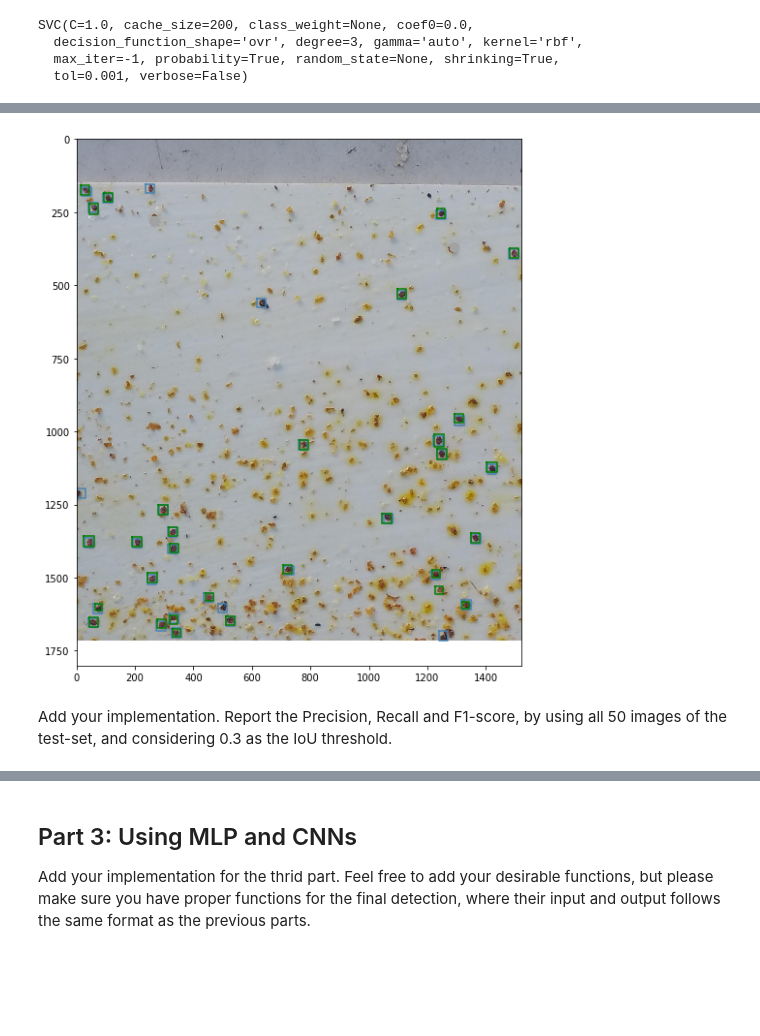
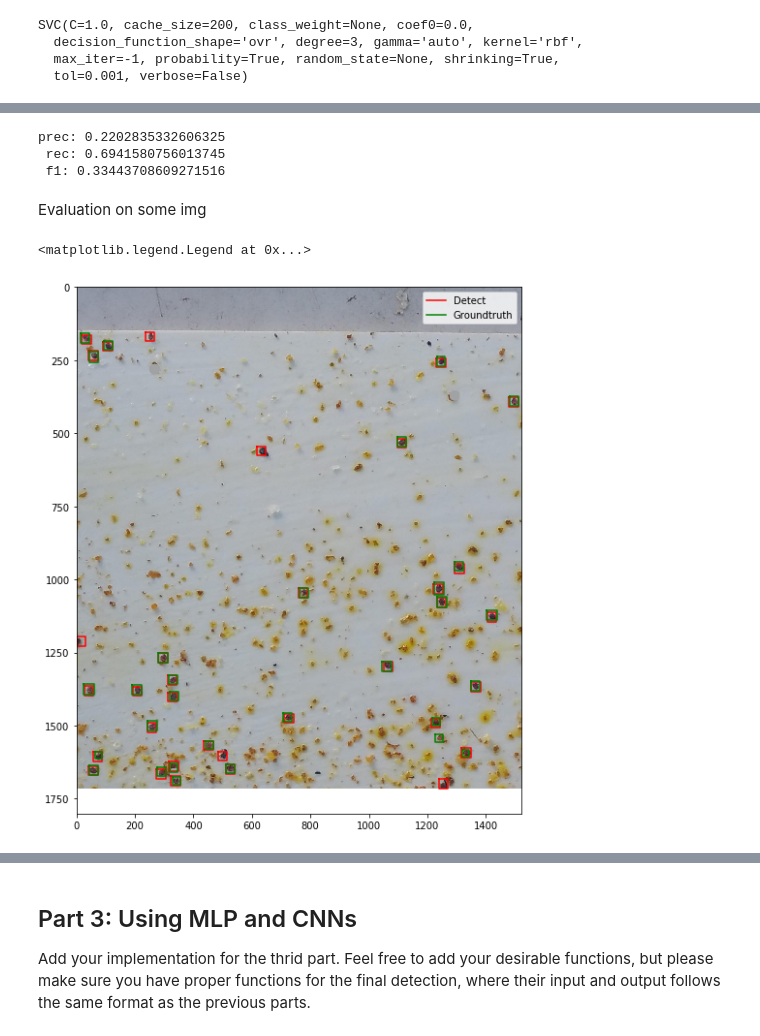
Before and after one commit to lchenbb/Image-Analysis-and-Pattern-Recognition, a Jupyter notebook: project/special_project.ipynb, the cells around one changed output, grey strips where cells are left out. Drawn from its saved outputs; the diff is of its cells as text; code cells hidden in the pictures; blank space fills up the shorter version.

```diff
--- a/project/special_project.ipynb
+++ b/project/special_project.ipynb
@@ -1347,6 +1004,10 @@ y_updated = np.asarray(list(labels) + [0] * len(results))
 # %%
 np.save('x_iterated_train', x_updated)
 np.save('y_iterated_train', y_updated)
+# %%
+x_updated = np.load('x_iterated_train.npy')
+# %%
+y_updated = np.load('y_iterated_train.npy')
 # %%
 # Re-train
 
@@ -1356,9 +1017,9 @@ np.save('y_iterated_train', y_updated)
 indices = np.random.permutation(len(x_updated))
 
 # Get train and test indices
-train_indices = indices[: int(0.6 * len(indices))]
+train_indices = indices[: int(0.7 * len(indices))]
 
-test_indices = indices[int(0.6 * len(indices)) :]
+test_indices = indices[int(0.7 * len(indices)) :]
 
 # Get train and test split
 x_train = x_updated[train_indices]
@@ -1550,6 +1215,6 @@ def detect_by_svc(img):
     recentered_pos_windows = np.asarray(recenter(img, pred_pos_windows))
 
     # Non max suppression
-    filtered_pos_windows = non_max_suppression_fast(recentered_pos_windows, 0.1)
+    filtered_pos_windows = non_max_suppression_fast(recentered_pos_windows, 0.05)
 
     return filtered_pos_windows
@@ -1566,34 +1305,48 @@ SVC(C=1.0, cache_size=200, class_weight=None, coef0=0.0,
+# %%
+print(f'prec: {prec}\n rec: {rec}\n f1: {f1}')
+# %% [output]
+prec: 0.2202835332606325
+ rec: 0.6941580756013745
+ f1: 0.33443708609271516
+# %% [markdown]
+Evaluation on some img
 # %%
 """ Illustrate the performance on some img """
+TYPE = 'test'
 k = 7
-tmp_img = img_dict['test'][k]
-tmp_gt = gt_dict['test'][k]
+tmp_img = img_dict[TYPE][k]
+tmp_gt = gt_dict[TYPE][k]
 tmp_gt = [item['bbox'] for item in tmp_gt]
 
 # Visualize
 fig = plt.figure(figsize = (10, 10))
 
 ax = fig.add_subplot(111)
 
-ax.imshow(img_dict['test'][k])
-
-filtered_pos_windows = detect_by_svc(img_dict['test'][k])
+ax.imshow(tmp_img)
+tmp_img = remove_black(tmp_img)
+filtered_pos_windows = detect_by_svc(tmp_img)
 
 # Compute max IoU score for each detected obj
 iou_scores = [np.max([calculate_IoU(detected, gt) for gt in tmp_gt]) \
               if len(tmp_gt) > 0 else 0 \
               for detected in filtered_pos_windows]
 
-for window in filtered_pos_windows:
+for i, window in enumerate(filtered_pos_windows):
 
-    plot_window(window, ax = ax)
+    if i == 0:
+        plot_window(window, ax = ax, c = 'red', label = 'Detect')
+    else:
+        plot_window(window, ax = ax, c = 'red')
 
-for window in tmp_gt:
+for i, window in enumerate(tmp_gt):
 
-    plot_window(window, ax = ax, c = 'green')
-
-fig.savefig('recentered')
+    if i == 0:
+        plot_window(window, ax = ax, c = 'green', label = 'Groundtruth')
+    else:
+        plot_window(window, ax = ax, c = 'green')
+ax.legend()
+# fig.savefig('recentered')
 # %% [output]
+<matplotlib.legend.Legend at 0x...>
-[figure, old version]
+[figure, new version]
-# %% [markdown]
-Add your implementation. Report the Precision, Recall and F1-score, by using all 50 images of the test-set, and considering 0.3 as the IoU threshold.
```
Also changed, not shown: parts of 208 cells of this notebook.
